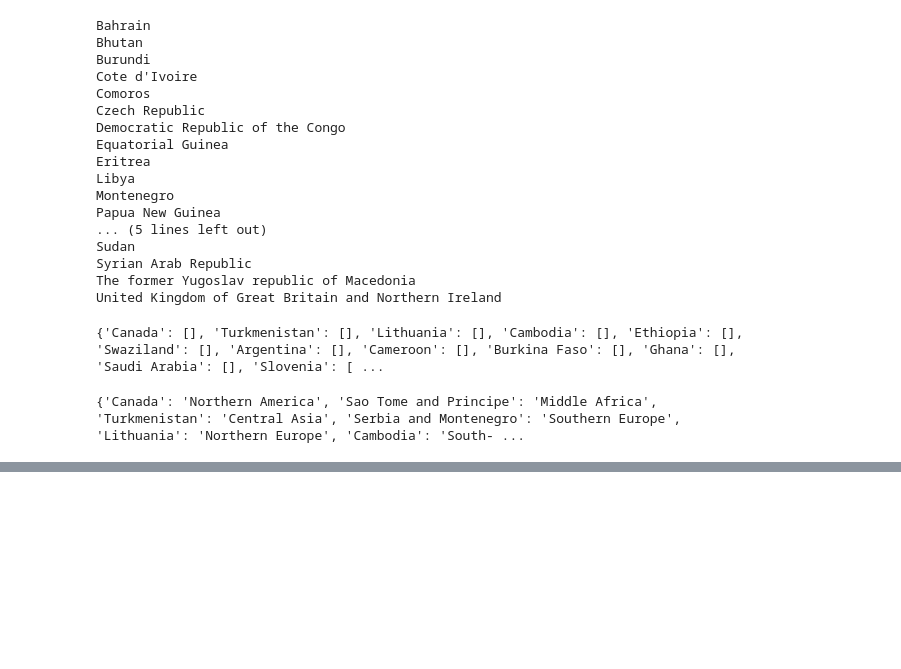
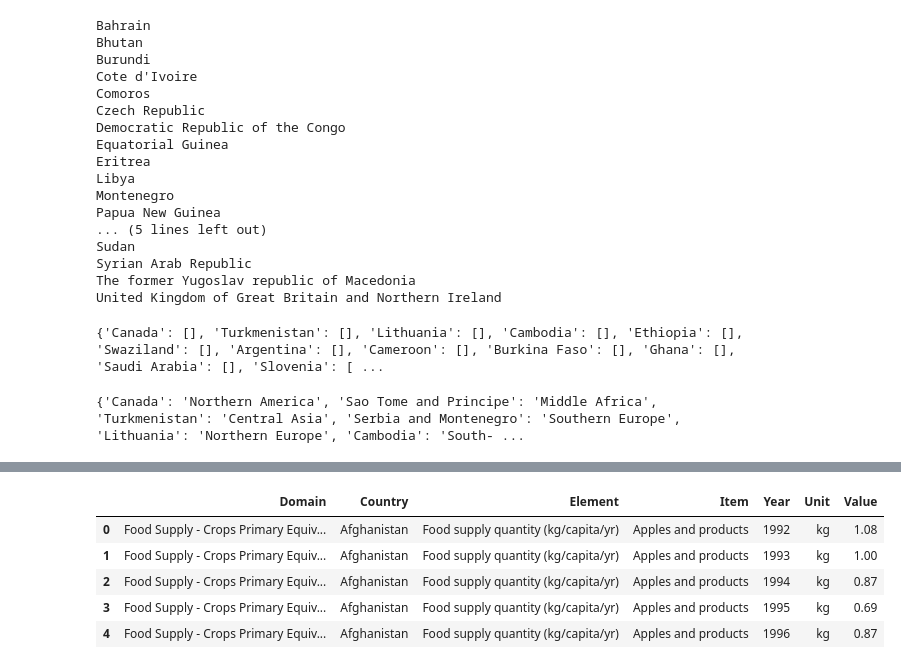
Before and after one commit to angierao/cs109a-project, a Jupyter notebook: missingdata.ipynb, the cells around one changed output, grey strips where cells are left out. Cells and saved outputs as stored; diff of their text form; code cells hidden in the pictures; blank space fills up the shorter version.

```diff
--- a/missingdata.ipynb
+++ b/missingdata.ipynb
@@ -901,0 +939,10 @@ for crop in cropdata:
+# %%
+df = pd.read_csv('datasets/noregions_92_00.csv')
+df.head(n=5)
+# %% [output]
+|  | Domain | Country | Element | Item | Year | Unit | Value |
+| 0 | Food Supply - Crops Primary Equiv... | Afghanistan | Food supply quantity (kg/capita/yr) | Apples and products | 1992 | kg | 1.08 |
+| 1 | Food Supply - Crops Primary Equiv... | Afghanistan | Food supply quantity (kg/capita/yr) | Apples and products | 1993 | kg | 1.00 |
+| 2 | Food Supply - Crops Primary Equiv... | Afghanistan | Food supply quantity (kg/capita/yr) | Apples and products | 1994 | kg | 0.87 |
+| 3 | Food Supply - Crops Primary Equiv... | Afghanistan | Food supply quantity (kg/capita/yr) | Apples and products | 1995 | kg | 0.69 |
+| 4 | Food Supply - Crops Primary Equiv... | Afghanistan | Food supply quantity (kg/capita/yr) | Apples and products | 1996 | kg | 0.87 |
```
Also changed, not shown: parts of 31 cells of this notebook, 1 other file.
